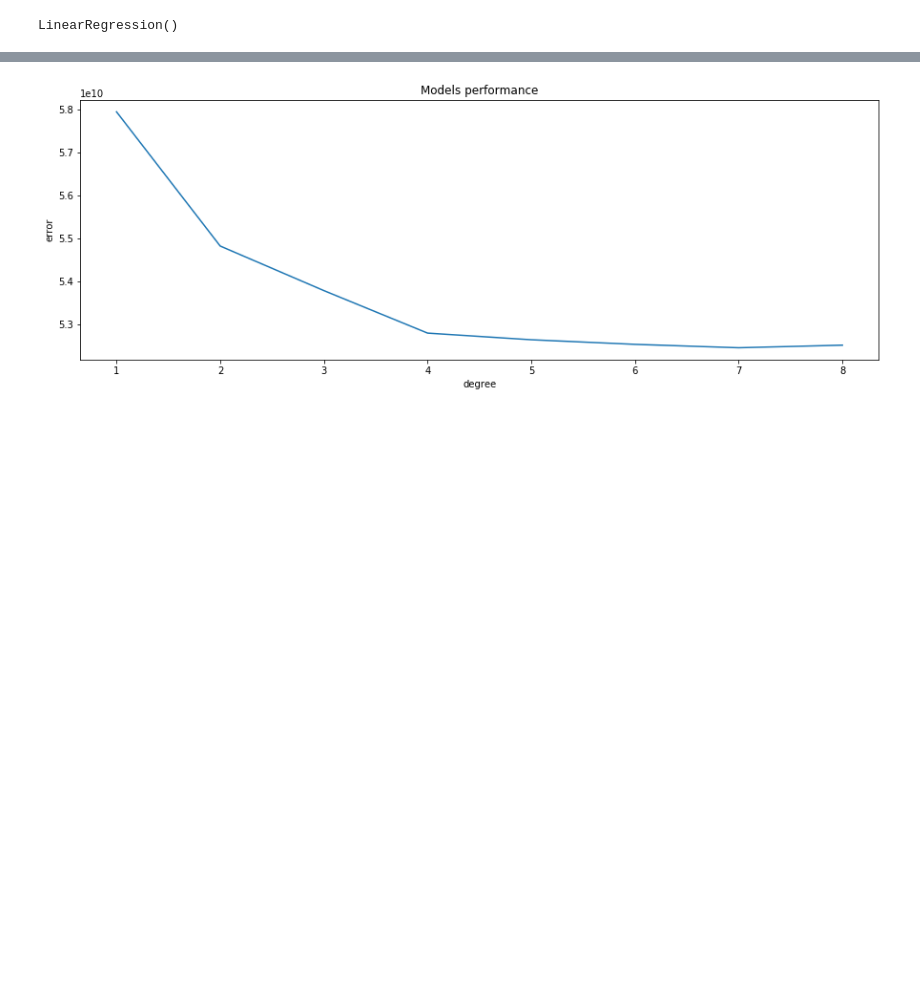
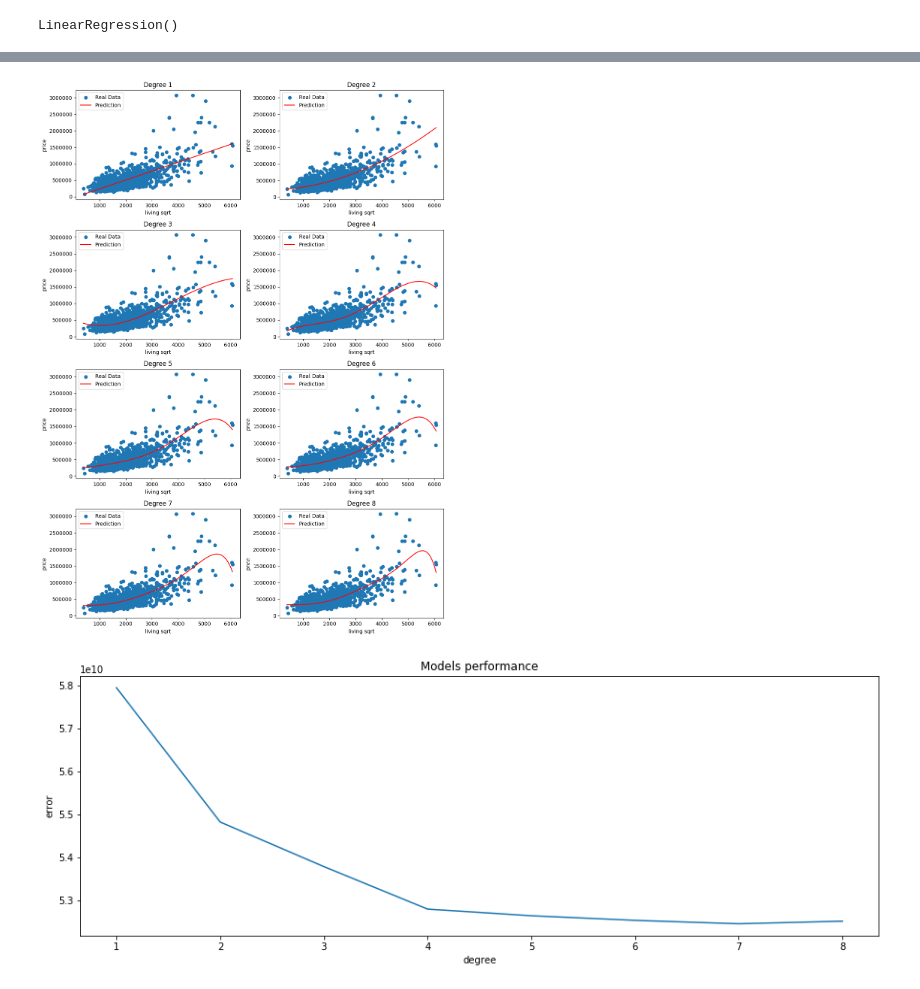
Before and after one commit to jqbpoz/Data-Analyst-UJ, a Jupyter notebook: 02 Regression/Assignment_2.ipynb, the cells around one changed output, grey strips where cells are left out. Saved outputs shown, nothing was run; the diff lists cells and outputs as text; code cells hidden in the pictures; blank space fills up the shorter version.

```diff
--- a/02 Regression/Assignment_2.ipynb
+++ b/02 Regression/Assignment_2.ipynb
@@ -84,3 +69,32 @@ for order in range(1,9):
+# %%
+#c)
+
+X_new = np.arange(X.min(),X.max(),1).reshape(-1,1)
+fig, axs = plt.subplots(4, 2, figsize=(11, 15))
+for order in range(1,9):
+
+    #defines a polynomial feature transformer for the specified degree(order)
+    poly = PolynomialFeatures(order, include_bias = False)
+    X_order = poly.fit_transform(X)
+    model.fit(X_order,y)
+
+    X_new_order = poly.fit_transform(X_new)
+
+    y_prediction = model.predict(X_new_order)
+
+    axs[(order - 1) // 2, (order - 1) % 2].ticklabel_format(style='plain', axis='y')
+    axs[(order - 1) // 2, (order - 1) % 2].scatter(X, y, label='Real Data')
+    axs[(order - 1) // 2, (order - 1) % 2].plot(X_new, y_prediction, color="red", label='Prediction')
+    axs[(order - 1) // 2, (order - 1) % 2].set_title(f"Degree {order}")
+    axs[(order - 1) // 2, (order - 1) % 2].set_xlabel("living sqrt")
+    axs[(order - 1) // 2, (order - 1) % 2].set_ylabel("price")
+    axs[(order - 1) // 2, (order - 1) % 2].legend()
+plt.tight_layout()
+plt.show()
+
+    #Your code:
+# %% [output]
+[figure, added]
 # %%
 #Your code:
 # %% [output]
```
Also changed, not shown: parts of 6 cells of this notebook.
